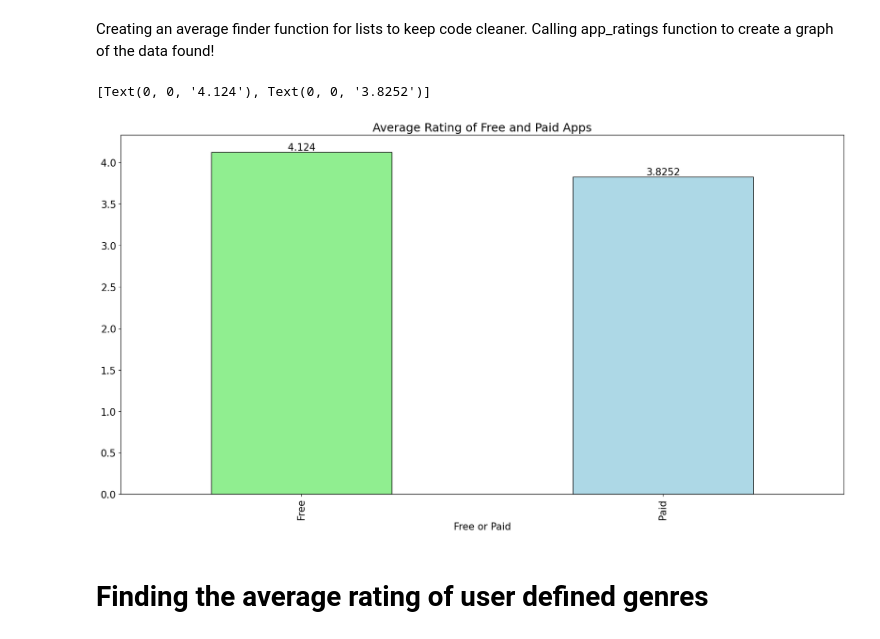
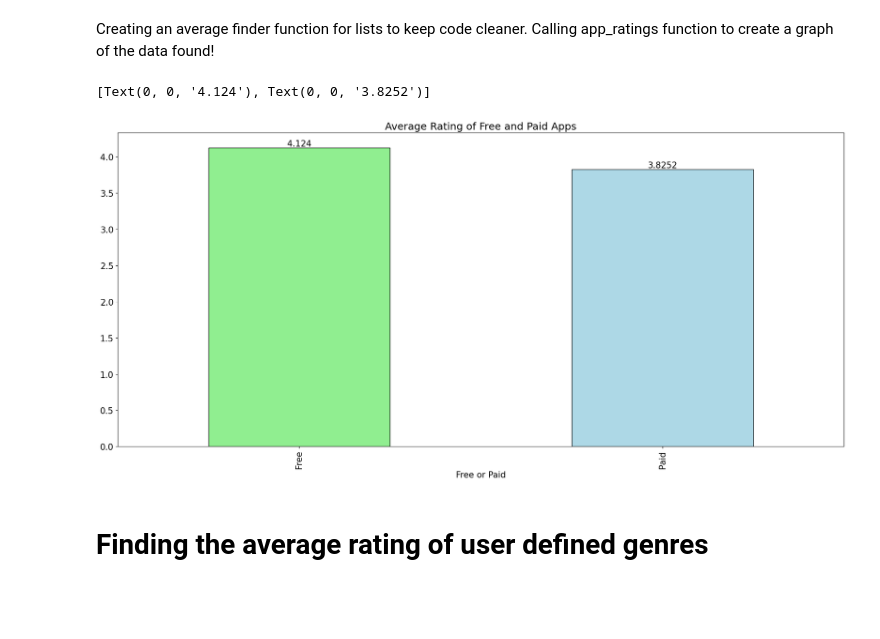
Before and after one commit to DylanMH/AppleAppDataAnalysis, a Jupyter notebook: pythoncode.ipynb, the cells around one changed output. Cells and saved outputs as stored; diff of their text form; code cells hidden in the pictures; blank space fills up the shorter version.

```diff
--- a/pythoncode.ipynb
+++ b/pythoncode.ipynb
@@ -53,35 +76,35 @@ Creating an average finder function for lists to keep code cleaner. Calling app_
 # %%
 
 # Create a function thats accepts a list and returns the average value of that list
 def average_for_lists(list):
     average = round(sum(list) / len(list), 4)
     return average
 
 # Calling my loop function to find the ratings from free and paid apps
 app_ratings() ##Calling my loop function to find the ratings from free and paid apps
 
 # Create a dictionary to hold the found data
 free_paid_graph_dict = {'Free or Paid': ['Free', 'Paid'],
                     'Average Rating':[average_for_lists(free_apps), average_for_lists(paid_apps)]}
 
 # Turning that dictionary into a dataframe to later graph
 free_paid_df = pd.DataFrame(free_paid_graph_dict)
 
 # Graphing the dataframe
 matplotlib.style.use('default')
 matplotlib.rcParams['font.size'] = 15
-free_paid_graph = free_paid_df.plot(figsize = (20, 10),
+free_paid_graph = free_paid_df.plot(figsize = (23, 10),
             color = ['lightgreen', 'lightblue'],
             kind = 'bar',
             legend = False,
             x = 'Free or Paid',
             y = 'Average Rating',
             title = 'Average Rating of Free and Paid Apps',
             edgecolor = 'black')
 free_paid_graph.bar_label(free_paid_graph.containers[0]) #shows the value of the bars
 # %% [output]
 [Text(0, 0, '4.124'), Text(0, 0, '3.8252')]
-[figure, old version]
+[figure, new version]
 # %% [markdown]
 # Finding the average rating of user defined genres
 # %% [markdown]
```
Also changed, not shown: parts of 5 cells of this notebook.
